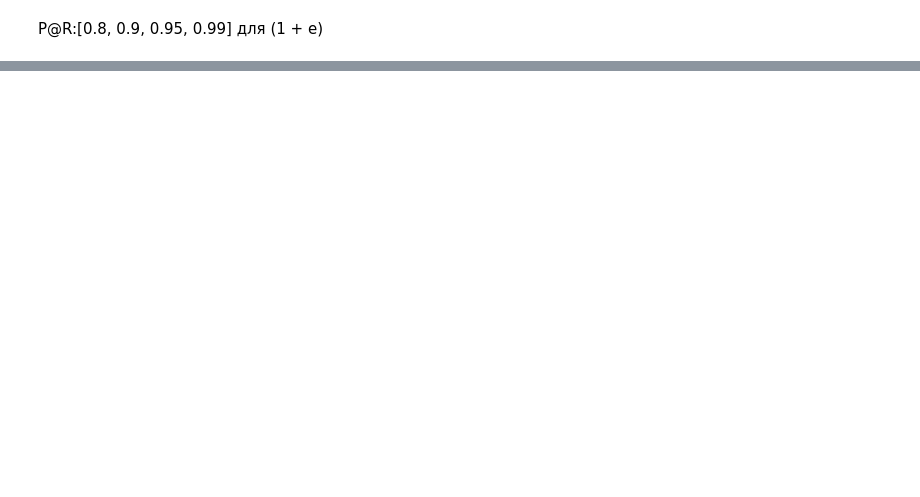
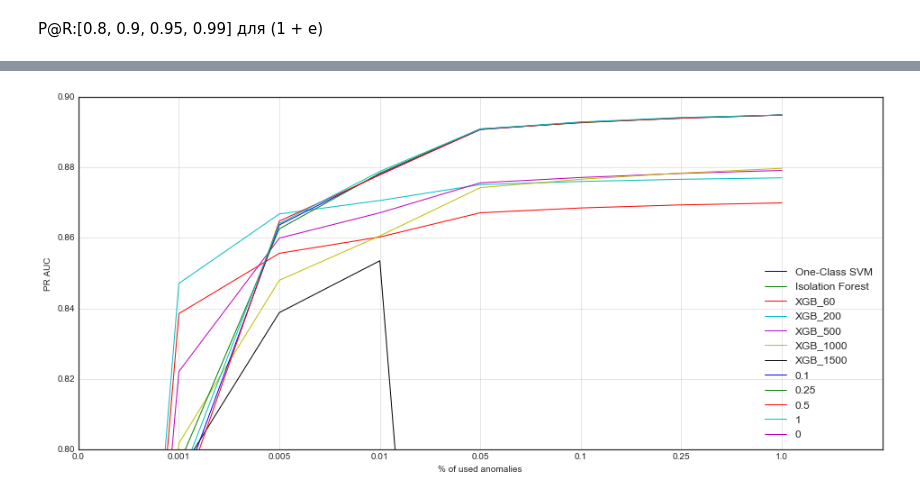
Before and after one commit to HSE-LAMBDA/one_plus_e, a Jupyter notebook: experiments/susy/susy_plot.ipynb, the cells around one changed output, grey strips where cells are left out. Cells and saved outputs as stored; diff of their text form; code cells hidden in the pictures; blank space fills up the shorter version.

```diff
--- a/experiments/susy/susy_plot.ipynb
+++ b/experiments/susy/susy_plot.ipynb
@@ -376,0 +427,13 @@ for k in ours_p_at_r.keys():
+# %%
+def expand_metric(metric_arr, fraction_of_negative_used):
+    """
+    Params
+    ------
+    metric_arr: list, shape=(n_metric_values, 2)
+        format=[[frac, metric_value]]
+        frac == fraction of negative data used
+    """
+    frac2metric = {frac: metric for frac, metric in metric_arr}
+    res_metrics = [[frac, frac2metric.get(frac, 0.5)] for frac in fraction_of_negative_used]
+    res_metrics.sort()
+    return res_metrics
@@ -376,0 +523,2 @@ for k in ours_p_at_r.keys():
+# %%
+pr_s = create_metrics_dict_by_clf(unsupervised_pr_aucs, supervised_pr_aucs, ours_pr_aucs, fraction_of_negative_used)
@@ -376,0 +545,2 @@ for k in ours_p_at_r.keys():
+# %%
+cmap = sns.color_palette("Set2", len(fraction_of_negative_used))
@@ -376,0 +562,19 @@ for k in ours_p_at_r.keys():
+# %%
+def plot_for_comparison(metrics_dict, ylabel="PR AUC", y_lim=(0.3, 1.0), cmap=None):
+    plt.style.use('seaborn-white')
+    plt.figure(figsize=(16, 7))
+    for i, name in enumerate(metrics_dict.keys()):
+        x, y = list(map(list, zip(*metrics_dict[name])))
+        if cmap is not None:
+            plt.plot(np.arange(len(x))/len(x), y, label=name, color=cmap[i%len(cmap)])
+        else:
+            plt.plot(np.arange(len(x))/len(x), y, label=name)
+        plt.xticks(np.arange(len(x))/len(x), x)
+
+    plt.ylabel(ylabel)
+    plt.ylim(y_lim)
+    plt.xlabel("% of used anomalies")
+    plt.xlim(0, 1)
+    plt.legend(loc='best')
+    plt.grid(True)
+    plt.show()
@@ -376,0 +587,4 @@ for k in ours_p_at_r.keys():
+# %%
+plot_for_comparison(pr_s, ylabel="PR AUC", y_lim=(0.8, 0.9), cmap=None)
+# %% [output]
+[figure, added]
```
Also changed, not shown: parts of 50 cells of this notebook, 18 other files.
